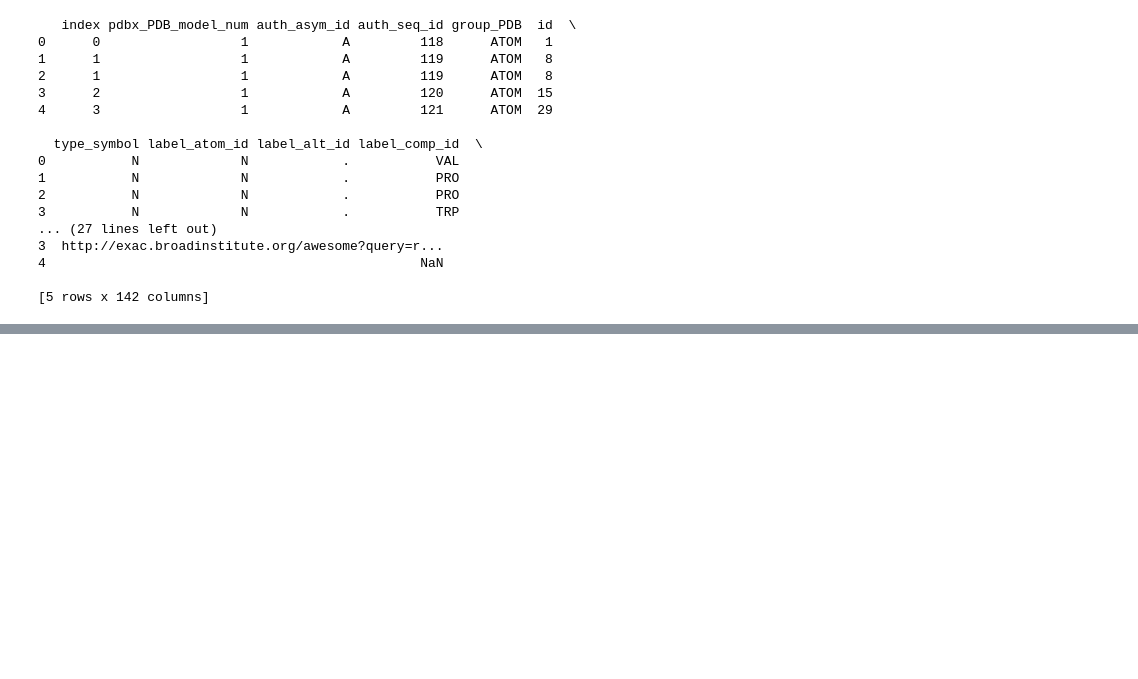
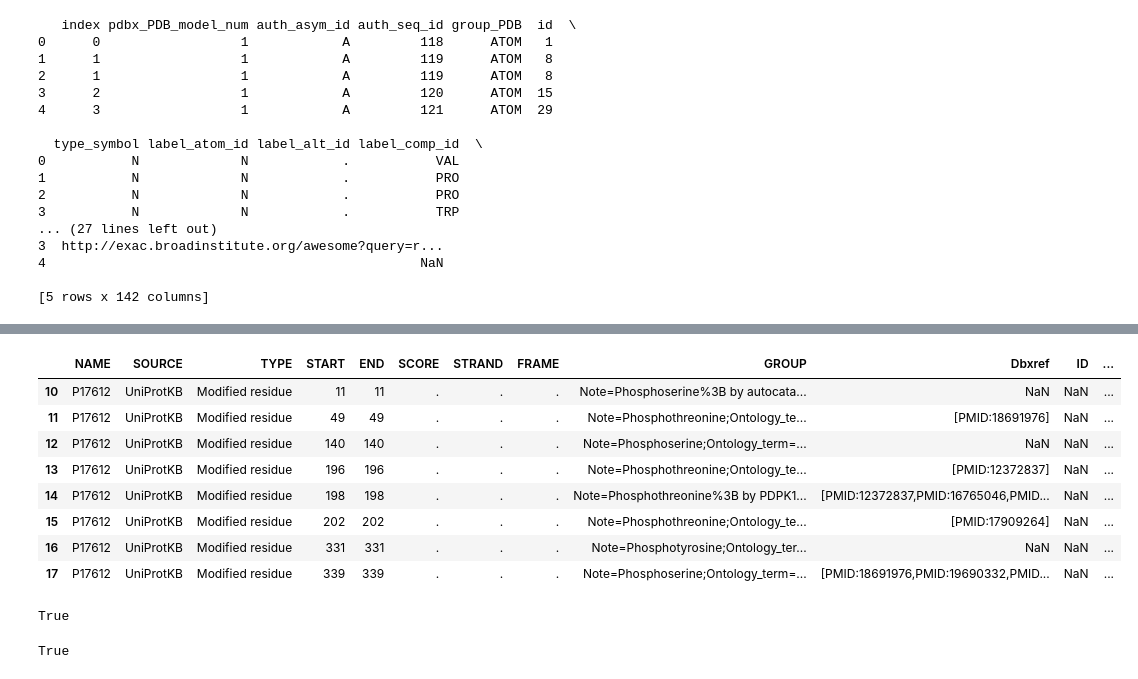
Before and after one commit to bartongroup/ProteoFAV, a Jupyter notebook: Examples.ipynb, the cells around one changed output, grey strips where cells are left out. Drawn from its saved outputs; the diff is of its cells as text; code cells hidden in the pictures; blank space fills up the shorter version.

Commit message:
add characterization of the structural features of PTM modified residues in the examples

```diff
--- a/Examples.ipynb
+++ b/Examples.ipynb
@@ -498,0 +529,21 @@ print(table.head())
+# %%
+uniprot_id = 'P17612'
+gff_path = os.path.join(out_dir, uniprot_id + ".gff")
+
+Annotation.download(
+    identifier=uniprot_id,
+    filename=gff_path)
+P17612_annotation = Annotation.read(filename=gff_path)
+# %%
+# phosphorylated sites in UniProt
+P17612_annotation[P17612_annotation.GROUP.str.contains('Note=Phospho')]
+# %% [output]
+|  | NAME | SOURCE | TYPE | START | END | SCORE | STRAND | FRAME | GROUP | Dbxref | ID | ... |
+| 10 | P17612 | UniProtKB | Modified residue | 11 | 11 | . | . | . | Note=Phosphoserine%3B by autocata... | NaN | NaN | ... |
+| 11 | P17612 | UniProtKB | Modified residue | 49 | 49 | . | . | . | Note=Phosphothreonine;Ontology_te... | [PMID:18691976] | NaN | ... |
+| 12 | P17612 | UniProtKB | Modified residue | 140 | 140 | . | . | . | Note=Phosphoserine;Ontology_term=... | NaN | NaN | ... |
+| 13 | P17612 | UniProtKB | Modified residue | 196 | 196 | . | . | . | Note=Phosphothreonine;Ontology_te... | [PMID:12372837] | NaN | ... |
+| 14 | P17612 | UniProtKB | Modified residue | 198 | 198 | . | . | . | Note=Phosphothreonine%3B by PDPK1... | [PMID:12372837,PMID:16765046,PMID... | NaN | ... |
+| 15 | P17612 | UniProtKB | Modified residue | 202 | 202 | . | . | . | Note=Phosphothreonine;Ontology_te... | [PMID:17909264] | NaN | ... |
+| 16 | P17612 | UniProtKB | Modified residue | 331 | 331 | . | . | . | Note=Phosphotyrosine;Ontology_ter... | NaN | NaN | ... |
+| 17 | P17612 | UniProtKB | Modified residue | 339 | 339 | . | . | . | Note=Phosphoserine;Ontology_term=... | [PMID:18691976,PMID:19690332,PMID... | NaN | ... |
@@ -498,0 +556,8 @@ print(table.head())
+# %%
+P17612_best_structure['experimental_method'] == 'X-ray diffraction'
+# %% [output]
+True
+# %%
+P17612_best_structure['tax_id'] == 9606 # human
+# %% [output]
+True
```
Also changed, not shown: parts of 40 cells of this notebook.
